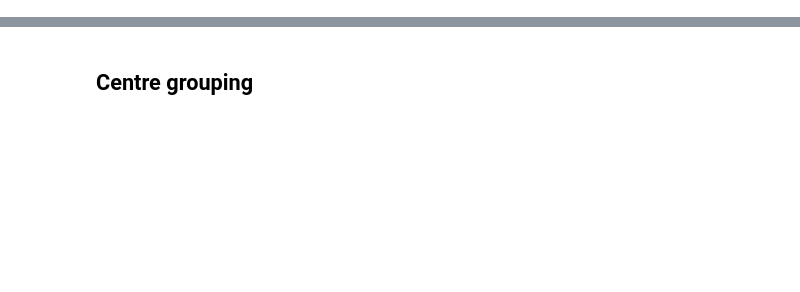
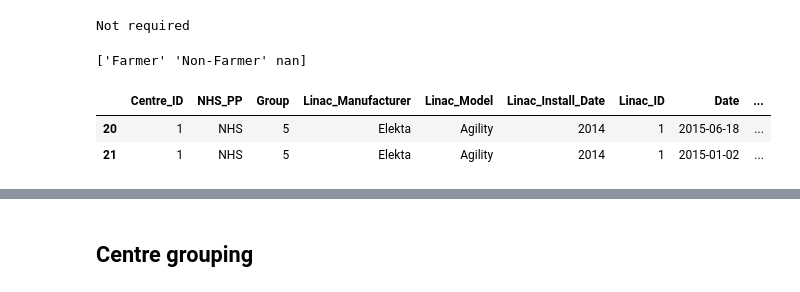
Before and after one commit to mbolt01/InitialCode, a Jupyter notebook: OP Data Plots.ipynb, the cells around one changed output, grey strips where cells are left out. Cells and saved outputs as stored; diff of their text form; code cells hidden in the pictures; blank space fills up the shorter version.

```diff
--- a/OP Data Plots.ipynb
+++ b/OP Data Plots.ipynb
@@ -61,0 +80,24 @@ all_data.describe()
+# %%
+## only need to do this for new data files
+if new_file == True:
+    all_data['Week'] = all_data['Date'].dt.week
+    all_data['Month'] = all_data['Date'].dt.month
+
+    ## check if Farmer is used and set value in Farmer column
+    is_farmer = all_data.Measurement_Device.str.contains('Farmer')
+    all_data['Farmer'] = pd.Series(['Farmer'] * len(all_data)) * is_farmer
+
+    ##Set blank values of farmer to 'No
+    all_data.Farmer[all_data.Farmer == ''] = 'Non-Farmer'
+else:
+    print("Not required")
+# %% [output]
+Not required
+# %%
+print(all_data['Farmer'].unique())
+all_data[20:22]
+# %% [output]
+['Farmer' 'Non-Farmer' nan]
+|  | Centre_ID | NHS_PP | Group | Linac_Manufacturer | Linac_Model | Linac_Install_Date | Linac_ID | Date | ... |
+| 20 | 1 | NHS | 5 | Elekta | Agility | 2014 | 1 | 2015-06-18 | ... |
+| 21 | 1 | NHS | 5 | Elekta | Agility | 2014 | 1 | 2015-01-02 | ... |
```
Also changed, not shown: parts of 100 cells of this notebook, 12 other files.
